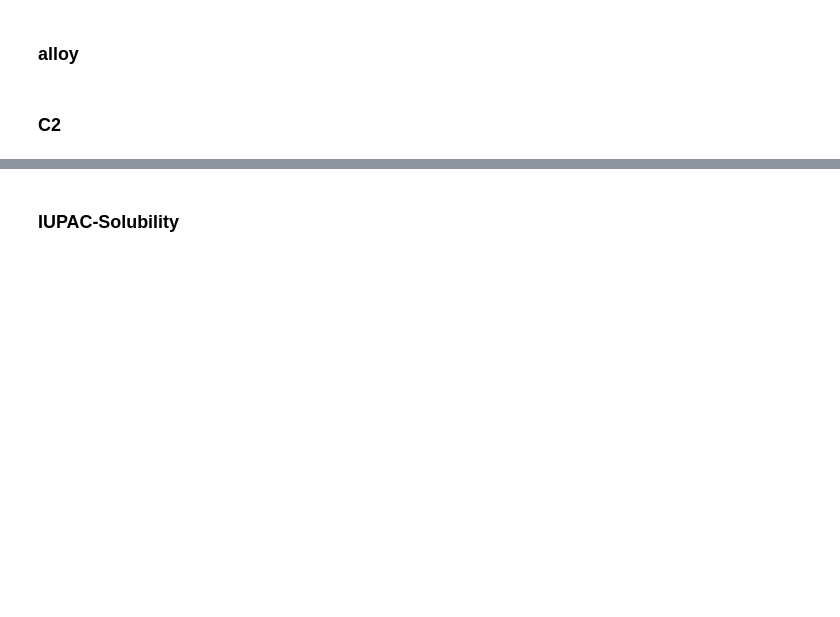
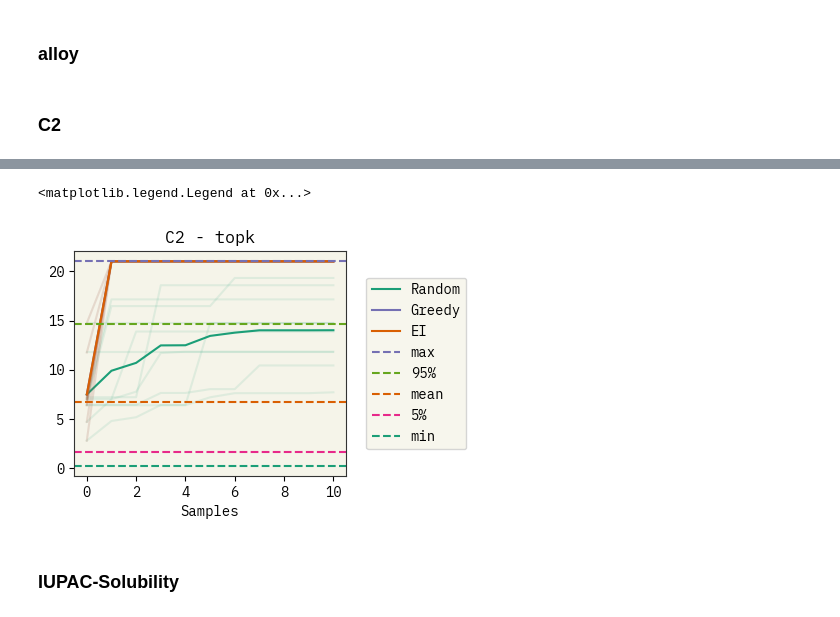
Before and after one commit to ur-whitelab/BO-LIFT, a Jupyter notebook: paper/BO_experiments.ipynb, the cells around one changed output, grey strips where cells are left out. Drawn from its saved outputs; the diff is of its cells as text; code cells hidden in the pictures; blank space fills up the shorter version.

```diff
--- a/paper/BO_experiments.ipynb
+++ b/paper/BO_experiments.ipynb
@@ -52,12 +49,11 @@ from tenacity import (
     wait_random_exponential,
 )
 
-
 @retry(wait=wait_random_exponential(min=1, max=60), stop=stop_after_attempt(6))
 def run_experiment(
     asktell, raw_data, indexes, x_name, y_name, N=10, aq="random", start_index=0
 ):
-    for i in indexes[:1]:
+    for i in indexes[:N]:
         # asktell.tell(raw_data.iloc[i, 0], float(raw_data.iloc[i, 1]))
         asktell.tell(raw_data[x_name].iloc[i], float(raw_data[y_name].iloc[i]))
 
@@ -276,28 +283,0 @@ asktell = bolift.AskTellGPR(model="text-ada-001")
-# %%
-# load data
-df = pd.read_csv("./paper/data/ada_embedd_c2_dataset.csv")
-df = df.sample(frac=1).reset_index(drop=True)
-
-x_pool = [x for x in df["prompt"].values]
-y_pool = df["completion"].values
-
-asktell = bolift.AskTellGPR()
-x_pool = [x for x in df["prompt"].values]
-y_pool = df["completion"].values
-
-asktell = bolift.AskTellGPR()
-start_idx = np.argmin(y_pool)
-asktell.tell(x_pool[start_idx], y_pool[start_idx])
-
-pool = bolift.Pool(x_pool)
-
-N = 1
-print(f"{'currValue':>7} (pred) / {'Score':>10} / {'maxValue':>10}")
-for i in range(N):
-    px, paq, py = asktell.ask(
-        pool, k=1, aq_fxn="expected_improvement" if i < N - 1 else "greedy"
-    )
-    idx = np.where(np.array(x_pool) == px[0])[0][0]
-    pool.choose(px[0])
-    print(f"{y_pool[idx]:>5}({py[0]:>5.2f}) / {paq[0]:>10.2f} / {max(y_pool):>10}")
-    asktell.tell(x_pool[idx], y_pool[idx])
@@ -344,6 +361,6 @@ plt.axhline(y=raw_data[y_name].min(), color="C0", linestyle="--", label="min")
 # %%
-N = 3
-M = 1
+N = 10
+M = 10
 starts = np.random.randint(0, len(indexes), M)
 plt.figure(figsize=(3.5, 3.5 / 1.2))
 
@@ -399,30 +416,33 @@ for i in range(M):
         asktell,
         raw_data,
         indexes,
         x_name,
         y_name,
         N=N,
         aq="expected_improvement",
         start_index=starts[i],
     )
     ei_points.append(point)
     plt.plot(range(N + 1), [y for x, y in point], color="C1", alpha=0.1)
 # plot mean
 ei_points = np.array(ei_points)
 plt.plot(
     range(N + 1), ei_points[:, :, 1].astype(float).mean(axis=0), color="C1", label="EI"
 )
 
 plt.axhline(y=raw_data[y_name].max(), color="C2", linestyle="--", label="max")
 plt.axhline(y=raw_data[y_name].quantile(0.95), color="C4", linestyle="--", label="95%")
 plt.axhline(y=raw_data[y_name].mean(), color="C1", linestyle="--", label="mean")
 plt.axhline(y=raw_data[y_name].quantile(0.05), color="C3", linestyle="--", label="5%")
 plt.axhline(y=raw_data[y_name].min(), color="C0", linestyle="--", label="min")
 plt.xlabel("Samples")
 # reduce number of ticks
 # plt.xticks([0, 5, 10])
 # plt.ylim(-10, 0)
 # plt.yticks(np.linspace(-10, 0, 3))
 plt.title("C2 - topk")
 plt.legend(loc="center left", bbox_to_anchor=(1.05, 0.5))
 # plt.savefig("concept_multi.png", dpi=300)
+# %% [output]
+<matplotlib.legend.Legend at 0x...>
+[figure, added]
```
Also changed, not shown: parts of 8 cells of this notebook, 3 other files.
